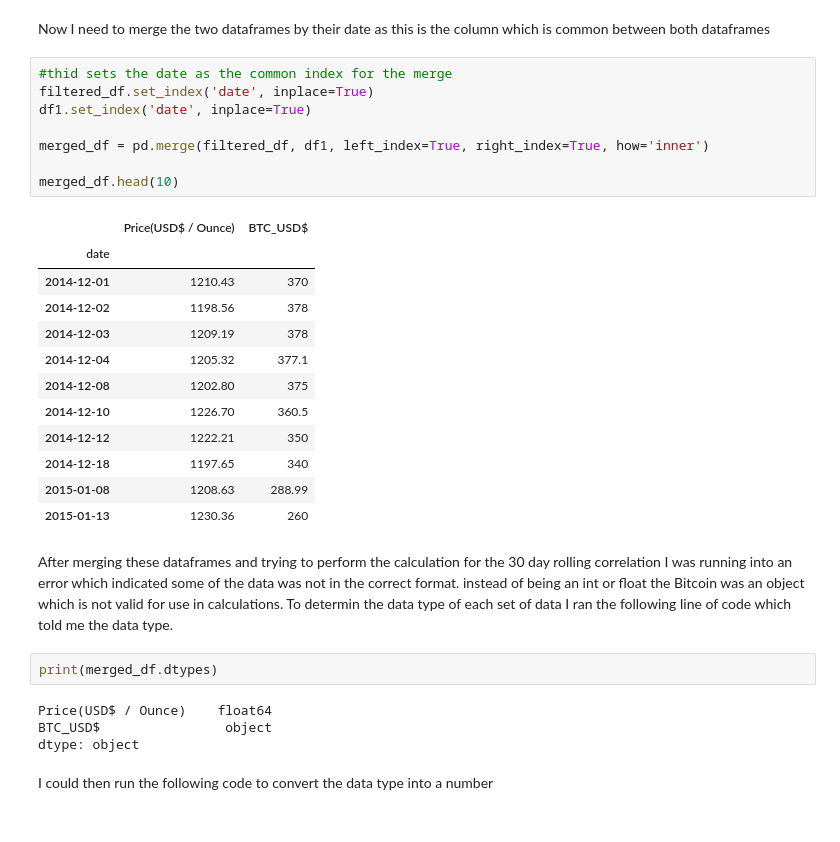
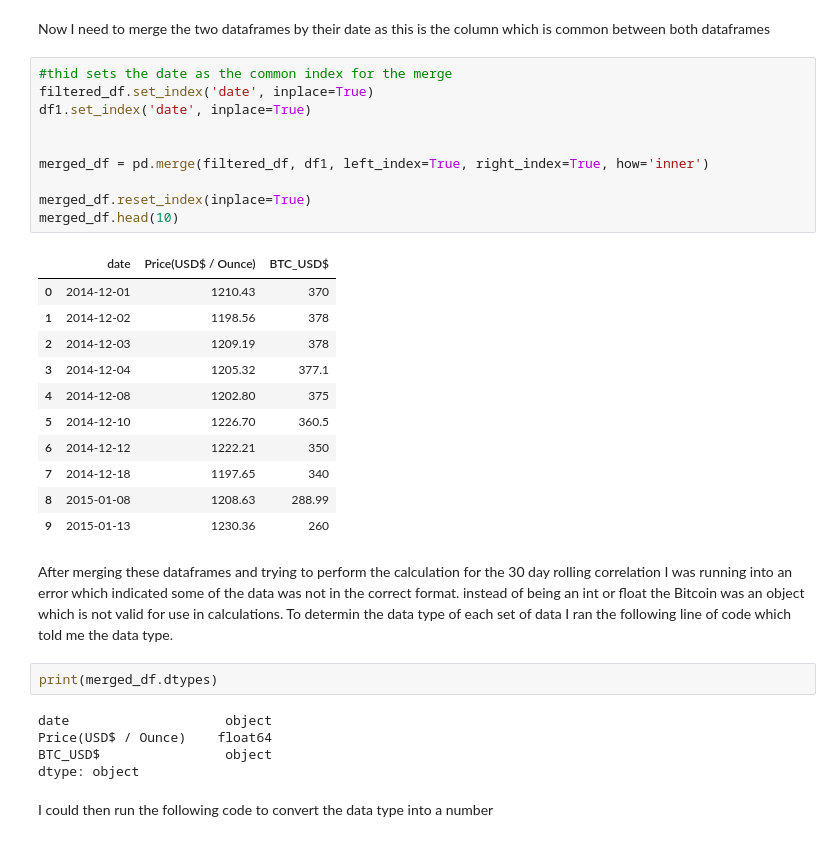
Before and after one commit to HerbDavis20/HerbDavis20.github.io, a Jupyter notebook: project_files/Data4_CorrChart.ipynb, the cells around one changed output. Cells and saved outputs as stored; diff of their text form.

```diff
--- a/project_files/Data4_CorrChart.ipynb
+++ b/project_files/Data4_CorrChart.ipynb
@@ -170,29 +170,31 @@ Now I need to merge the two dataframes by their date as this is the column which
 # %%
 #thid sets the date as the common index for the merge
 filtered_df.set_index('date', inplace=True)
 df1.set_index('date', inplace=True)
 
+
 merged_df = pd.merge(filtered_df, df1, left_index=True, right_index=True, how='inner')
 
+merged_df.reset_index(inplace=True)
 merged_df.head(10)
 # %% [output]
-|  | Price(USD$ / Ounce) | BTC_USD$ |
-| date |  |  |
-| 2014-12-01 | 1210.43 | 370 |
-| 2014-12-02 | 1198.56 | 378 |
-| 2014-12-03 | 1209.19 | 378 |
-| 2014-12-04 | 1205.32 | 377.1 |
-| 2014-12-08 | 1202.80 | 375 |
-| 2014-12-10 | 1226.70 | 360.5 |
-| 2014-12-12 | 1222.21 | 350 |
-| 2014-12-18 | 1197.65 | 340 |
-| 2015-01-08 | 1208.63 | 288.99 |
-| 2015-01-13 | 1230.36 | 260 |
+|  | date | Price(USD$ / Ounce) | BTC_USD$ |
+| 0 | 2014-12-01 | 1210.43 | 370 |
+| 1 | 2014-12-02 | 1198.56 | 378 |
+| 2 | 2014-12-03 | 1209.19 | 378 |
+| 3 | 2014-12-04 | 1205.32 | 377.1 |
+| 4 | 2014-12-08 | 1202.80 | 375 |
+| 5 | 2014-12-10 | 1226.70 | 360.5 |
+| 6 | 2014-12-12 | 1222.21 | 350 |
+| 7 | 2014-12-18 | 1197.65 | 340 |
+| 8 | 2015-01-08 | 1208.63 | 288.99 |
+| 9 | 2015-01-13 | 1230.36 | 260 |
 # %% [markdown]
 After merging these dataframes and trying to perform the calculation for the 30 day rolling correlation I was running into an error which indicated some of the data was not in the correct format. instead of being an int or float the Bitcoin was an object which is not valid for use in calculations. To determin the data type of each set of data I ran the following line of code which told me the data type.
 # %%
 print(merged_df.dtypes)
 # %% [output]
+date                    object
 Price(USD$ / Ounce)    float64
 BTC_USD$                object
 dtype: object
```
Also changed, not shown: parts of 15 cells of this notebook.
